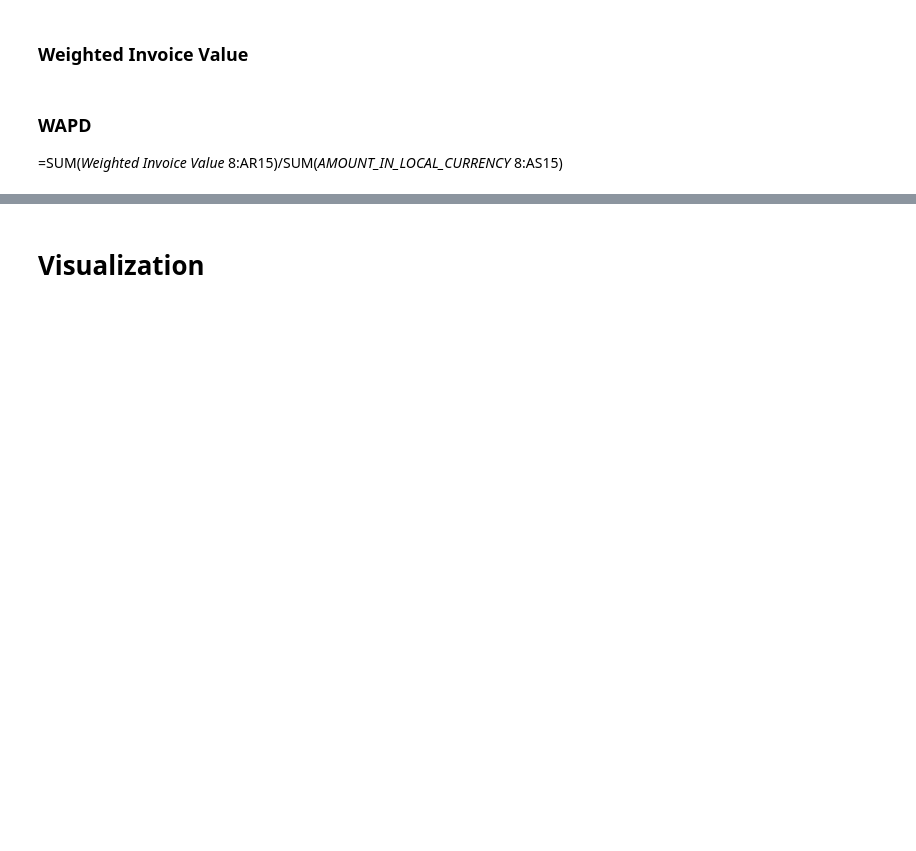
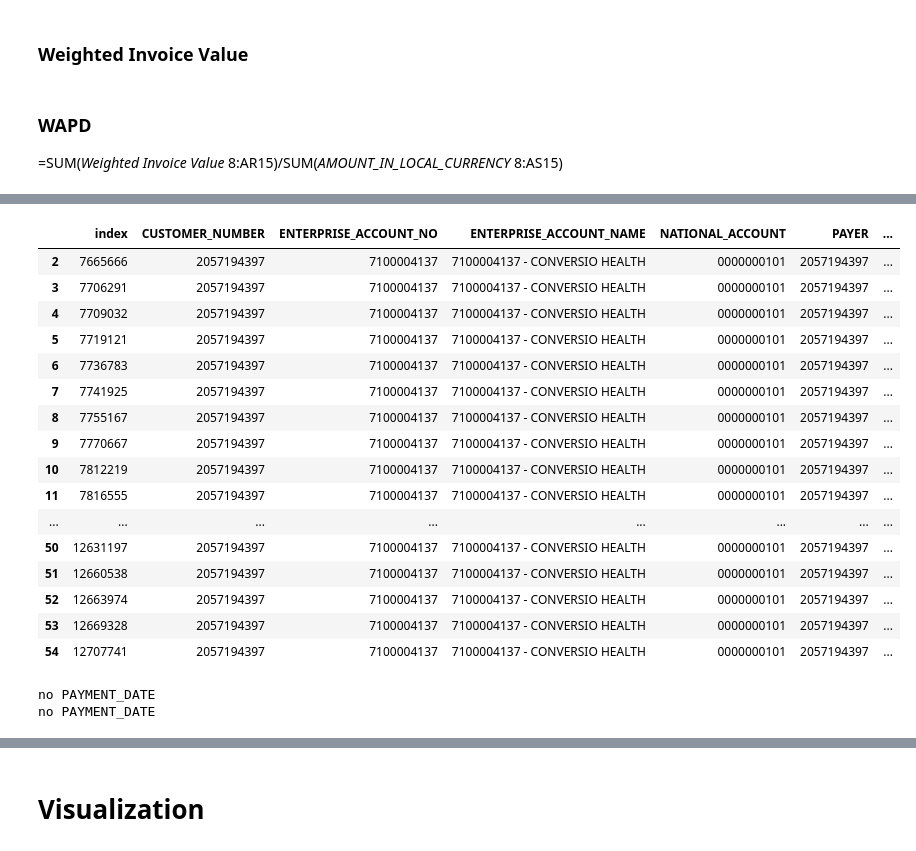
Before and after one commit to cah-madison-johnson/treasure_chest, a Jupyter notebook: WADTP/WADTP.ipynb, the cells around one changed output, grey strips where cells are left out. Cells and saved outputs as stored; diff of their text form; code cells hidden in the pictures; blank space fills up the shorter version.

```diff
--- a/WADTP/WADTP.ipynb
+++ b/WADTP/WADTP.ipynb
@@ -165,0 +186,20 @@ CONVERSIO_HEALTH_df['90 days ago']= days_ago
+# %%
+CONVERSIO_HEALTH_df.query('"2022-10-14" >= PAYMENT_DATE >= "2022-07-16"')
+# %% [output]
+|  | index | CUSTOMER_NUMBER | ENTERPRISE_ACCOUNT_NO | ENTERPRISE_ACCOUNT_NAME | NATIONAL_ACCOUNT | PAYER | ... |
+| 2 | 7665666 | 2057194397 | 7100004137 | 7100004137 - CONVERSIO HEALTH | 0000000101 | 2057194397 | ... |
+| 3 | 7706291 | 2057194397 | 7100004137 | 7100004137 - CONVERSIO HEALTH | 0000000101 | 2057194397 | ... |
+| 4 | 7709032 | 2057194397 | 7100004137 | 7100004137 - CONVERSIO HEALTH | 0000000101 | 2057194397 | ... |
+| 5 | 7719121 | 2057194397 | 7100004137 | 7100004137 - CONVERSIO HEALTH | 0000000101 | 2057194397 | ... |
+| 6 | 7736783 | 2057194397 | 7100004137 | 7100004137 - CONVERSIO HEALTH | 0000000101 | 2057194397 | ... |
+| 7 | 7741925 | 2057194397 | 7100004137 | 7100004137 - CONVERSIO HEALTH | 0000000101 | 2057194397 | ... |
+| 8 | 7755167 | 2057194397 | 7100004137 | 7100004137 - CONVERSIO HEALTH | 0000000101 | 2057194397 | ... |
+| 9 | 7770667 | 2057194397 | 7100004137 | 7100004137 - CONVERSIO HEALTH | 0000000101 | 2057194397 | ... |
+| 10 | 7812219 | 2057194397 | 7100004137 | 7100004137 - CONVERSIO HEALTH | 0000000101 | 2057194397 | ... |
+| 11 | 7816555 | 2057194397 | 7100004137 | 7100004137 - CONVERSIO HEALTH | 0000000101 | 2057194397 | ... |
+| ... | ... | ... | ... | ... | ... | ... | ... |
+| 50 | 12631197 | 2057194397 | 7100004137 | 7100004137 - CONVERSIO HEALTH | 0000000101 | 2057194397 | ... |
+| 51 | 12660538 | 2057194397 | 7100004137 | 7100004137 - CONVERSIO HEALTH | 0000000101 | 2057194397 | ... |
+| 52 | 12663974 | 2057194397 | 7100004137 | 7100004137 - CONVERSIO HEALTH | 0000000101 | 2057194397 | ... |
+| 53 | 12669328 | 2057194397 | 7100004137 | 7100004137 - CONVERSIO HEALTH | 0000000101 | 2057194397 | ... |
+| 54 | 12707741 | 2057194397 | 7100004137 | 7100004137 - CONVERSIO HEALTH | 0000000101 | 2057194397 | ... |
@@ -165,0 +217,15 @@ CONVERSIO_HEALTH_df['90 days ago']= days_ago
+# %%
+WAPD_new = pd.Series([])
+for index, row in CONVERSIO_HEALTH_df.iterrows():
+    start_date= row['PAYMENT_DATE']
+    end_date = row['90_days_ago']
+    try:
+        ninety_day_range = CONVERSIO_HEALTH_df.query('@start_date >= PAYMENT_DATE >= @end_date')
+        WAPD= ninety_day_range['Weighted Invoice Value'].sum()/ninety_day_range['AMOUNT_IN_LOCAL_CURRENCY'].sum()
+        WAPD_new[index]=WAPD
+    except:
+        print('no PAYMENT_DATE')
+CONVERSIO_HEALTH_df.insert(16, "WAPD", WAPD_new)
+# %% [output]
+no PAYMENT_DATE
+no PAYMENT_DATE
```
Also changed, not shown: parts of 21 cells of this notebook.
